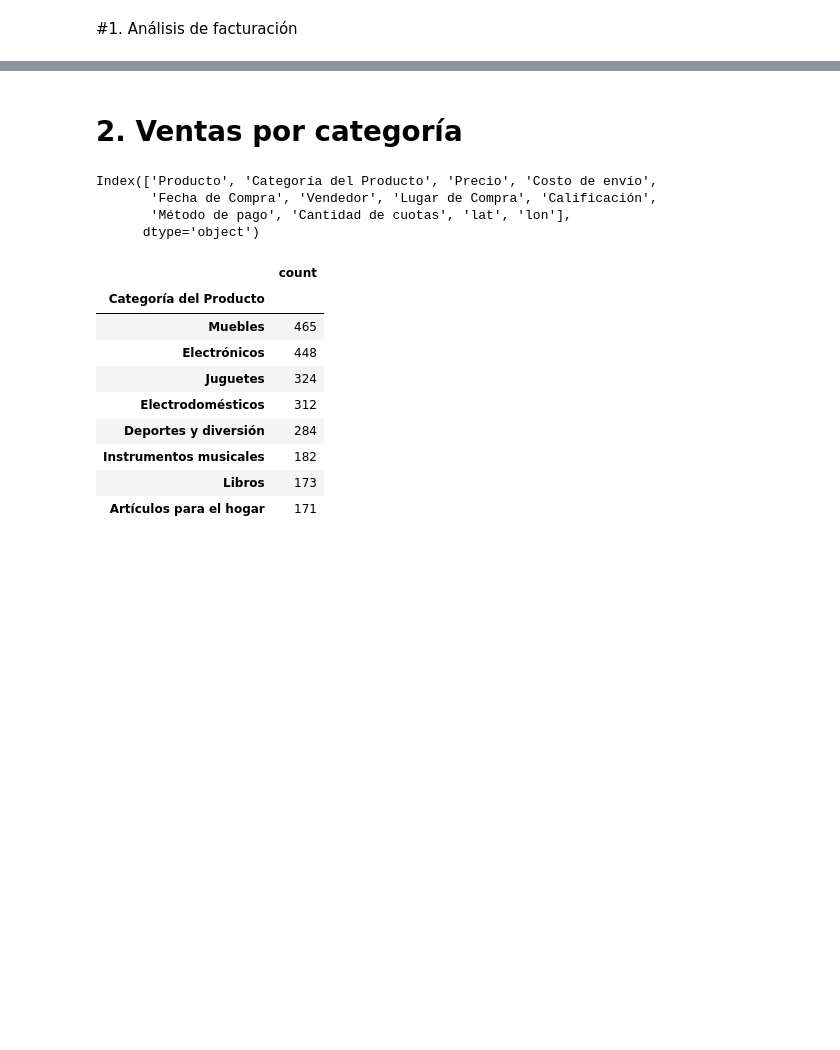
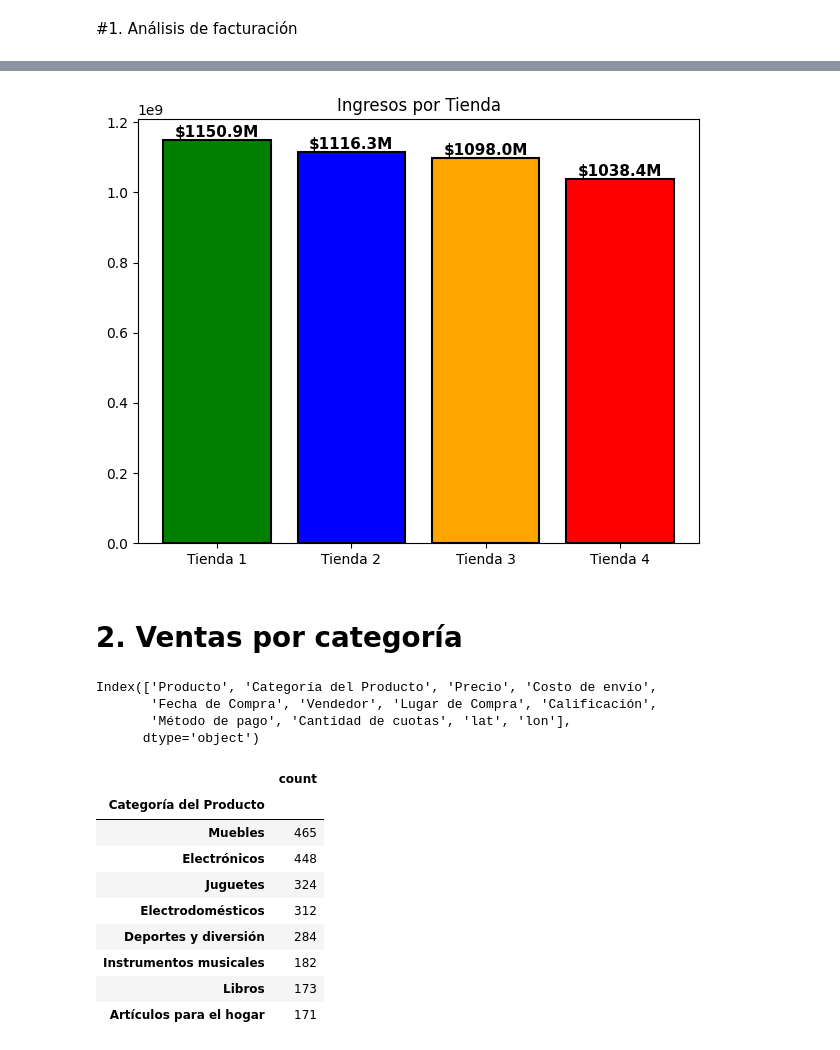
Before and after one commit to Jhon-theone/challenge1-data-science-latam, a Jupyter notebook: AluraStoreLatam.ipynb, the cells around one changed output, grey strips where cells are left out. Drawn from its saved outputs; the diff is of its cells as text; code cells hidden in the pictures; blank space fills up the shorter version.

```diff
--- a/AluraStoreLatam.ipynb
+++ b/AluraStoreLatam.ipynb
@@ -52,3 +66,20 @@ Ingreso total tienda 4: $1038375700.0
+# %%
+plt.figure(figsize=(12,5))
+plt.subplot(1,2,1)
+tiendas_1 = ['Tienda 1','Tienda 2','Tienda 3','Tienda 4']
+colores= ['green', 'blue', 'orange', 'red']
+bars = plt.bar(tiendas_1, ing_tl, color=colores, edgecolor='black', linewidth=1.5)
+plt.title('Ingresos por Tienda')
+
+for bar in bars:
+    h = bar.get_height()
+    plt.text(bar.get_x() + bar.get_width()/2., h,
+    f'${h/1e6:.1f}M',
+    ha='center', va='bottom', fontsize=11, fontweight='bold')
+plt.tight_layout()
+plt.savefig('ingresos_por_tienda.png', dpi=300, bbox_inches='tight')
+# %% [output]
+[figure, added]
 # %% [markdown]
 # 2. Ventas por categoría
 # %%
```
Also changed, not shown: parts of 20 cells of this notebook.
